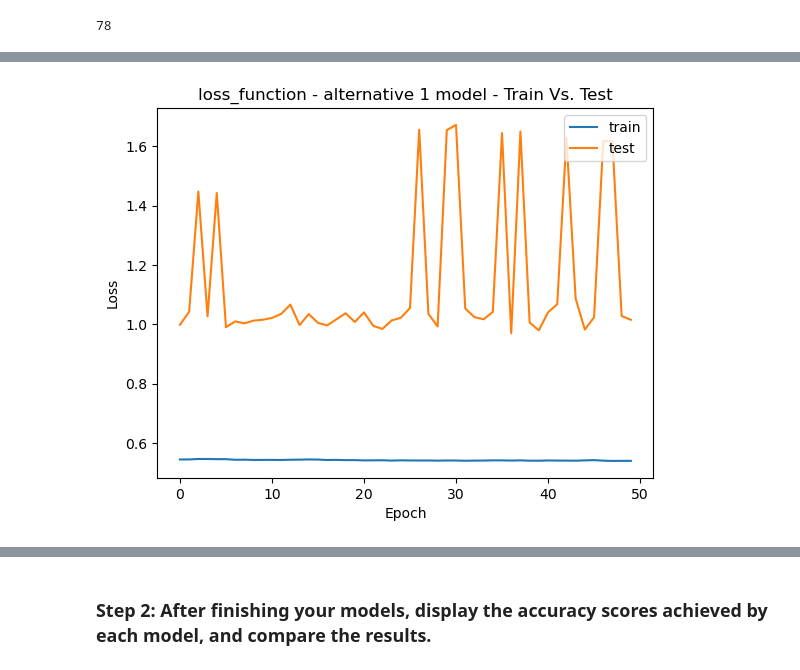
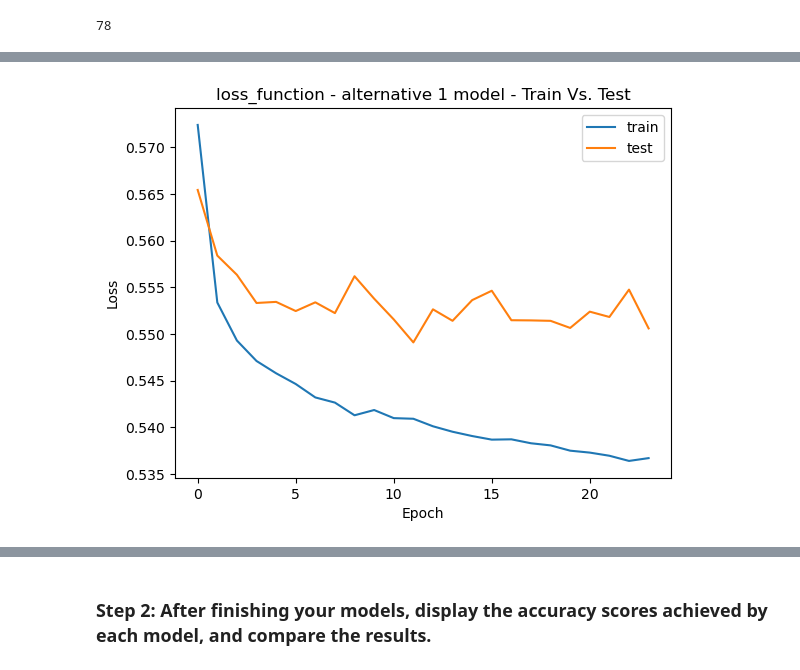
Before and after one commit to Billie-LS/DeepL_Adventure_Angels, a Jupyter notebook: venture_funding_with_deep_learning.ipynb, the cells around one changed output, grey strips where cells are left out. Saved outputs shown, nothing was run; the diff lists cells and outputs as text; code cells hidden in the pictures.

Commit message:
experiments tuning code, saving models, script

```diff
--- a/venture_funding_with_deep_learning.ipynb
+++ b/venture_funding_with_deep_learning.ipynb
@@ -601,5 +632,10 @@ _________________________________________________________________
 # %%
 # Compile the Sequential model
 nn_A1.compile(loss='binary_crossentropy', optimizer='adam', metrics=['accuracy'])
+# %%
+# Set callbacks
+keras_callbacks = [
+    tf.keras.callbacks.EarlyStopping('val_loss', patience=20, mode='min', min_delta=0.01),
+]
 # %%
 # Fit the model using 50 epochs and the training data
@@ -686,9 +738,9 @@ nn_A2.compile(loss='binary_crossentropy', optimizer='adam', metrics=['accuracy']
 # %%
 # Fit the model using 50 epochs and the training data
 model_A2= nn_A2.fit(X_train_scaled, y_train, epochs=50,
-               validation_data=(X_test, y_test),
+               validation_data=(X_test_scaled, y_test),
                validation_split=0.3, batch_size=64, verbose=True,
-               callbacks = [tf.keras.callbacks.EarlyStopping(patience=20)]
+               callbacks = keras_callbacks #[tf.keras.callbacks.EarlyStopping(patience=20)]
               )
 # %% [output]
 Epoch 1/50
@@ -714,11 +766,11 @@ Epoch 42/50
 # %%
 # Plot train vs test for first neural net
-plt.plot(model_A1.history['loss'])
-plt.plot(model_A1.history['val_loss'])
+plt.plot(model_A2.history['loss'])
+plt.plot(model_A2.history['val_loss'])
 plt.title("loss_function - alternative 1 model - Train Vs. Test")
 plt.ylabel('Loss')
 plt.xlabel('Epoch')
 plt.legend(['train', 'test'],loc='upper right')
 plt.show()
 # %% [output]
-[figure, old version]
+[figure, new version]
```
Also changed, not shown: parts of 37 cells of this notebook, 34 other files.
